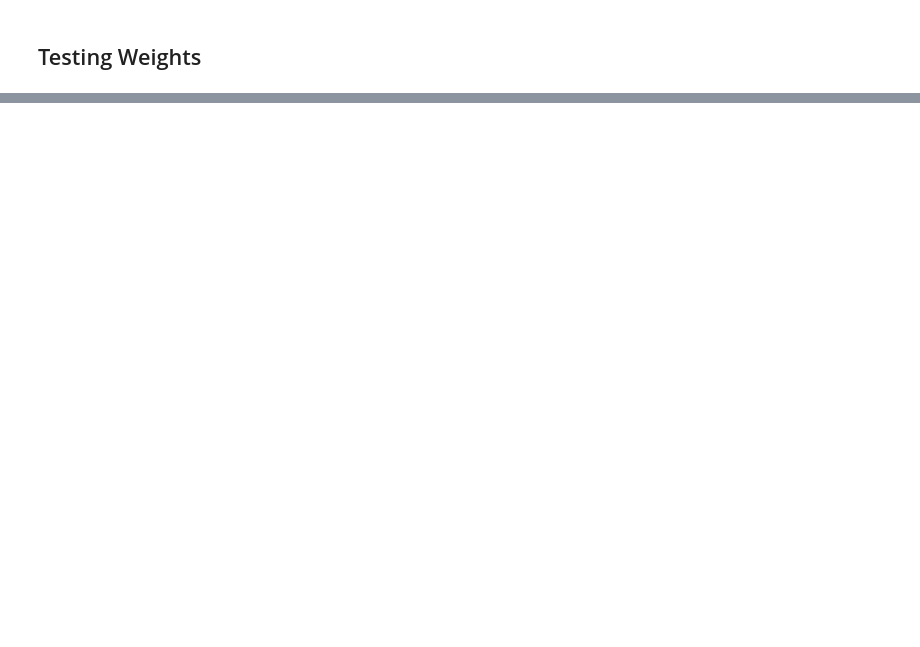
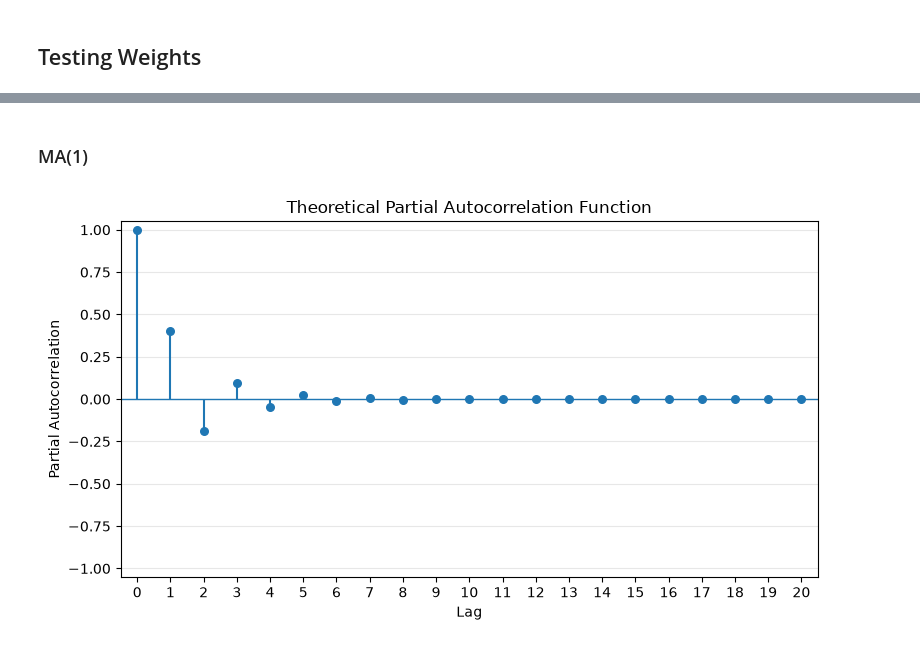
Before and after one commit to maarranz/ARMA-theory, a Jupyter notebook: ARMA_Theory_Demo.ipynb, the cells around one changed output, grey strips where cells are left out. Saved outputs shown, nothing was run; the diff lists cells and outputs as text; code cells hidden in the pictures; blank space fills up the shorter version.

```diff
--- a/ARMA_Theory_Demo.ipynb
+++ b/ARMA_Theory_Demo.ipynb
@@ -249,0 +427,10 @@ NameError: name 'arma_psi_weights' is not defined
+# %% [markdown]
+### MA(1)
+# %%
+fig, ax = arma.plot_arma_pacf(
+    ar=[],
+    ma=[0.5],
+    n_lags=20,
+)
+# %% [output]
+[figure, added]
```
Also changed, not shown: parts of 39 cells of this notebook, 1 other file.
